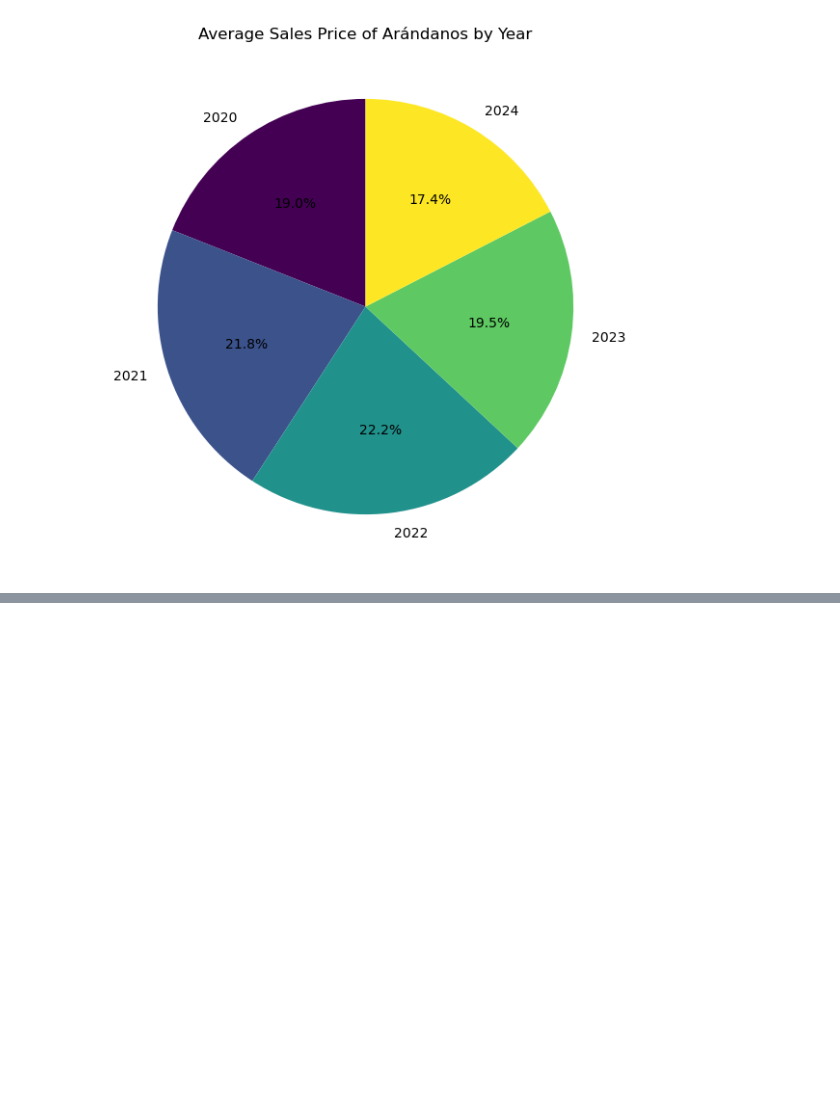
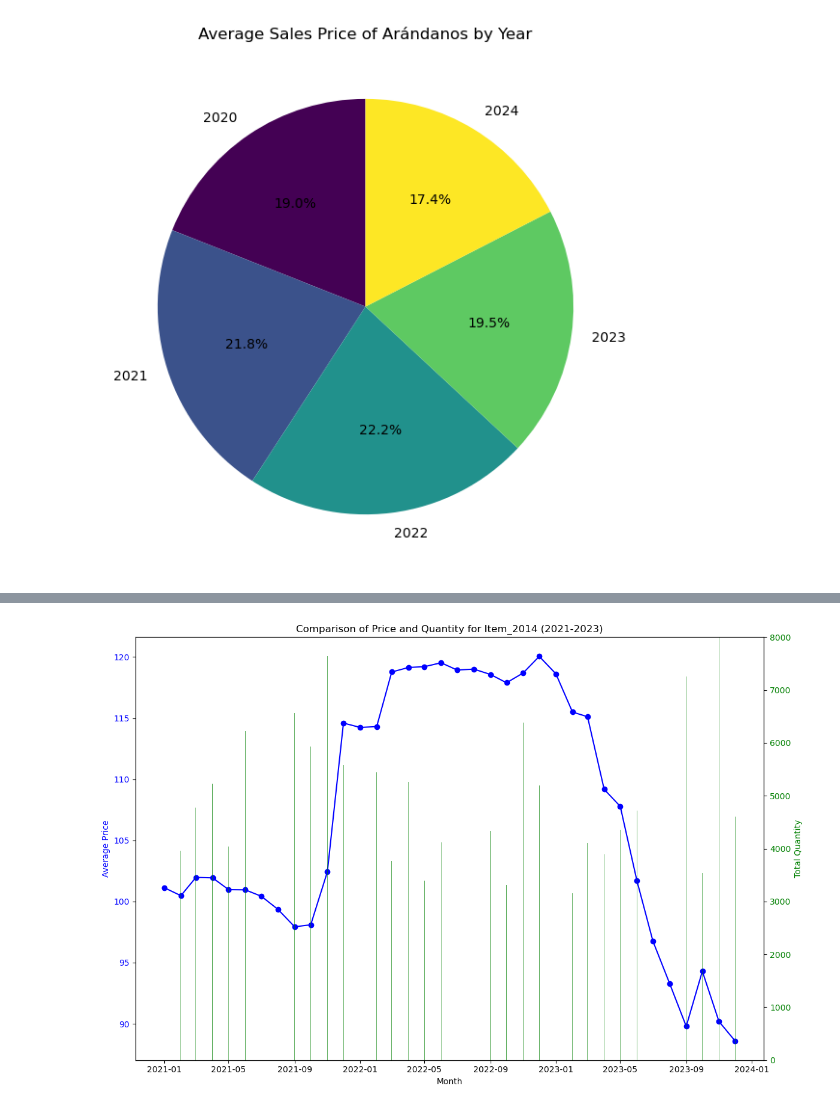
Before and after one commit to patricioaugusto-patinoespana/Proyect1, a Jupyter notebook: proyect1.ipynb, the cells around one changed output, grey strips where cells are left out. Saved outputs shown, nothing was run; the diff lists cells and outputs as text; code cells hidden in the pictures; blank space fills up the shorter version.

```diff
--- a/proyect1.ipynb
+++ b/proyect1.ipynb
@@ -167,0 +191,9 @@ plt.show()
+# %%
+# Crear una columna 'Year-Month' para agrupar por mes y año
+item_2014_data['Year-Month'] = item_2014_data['Year'] + '-' + item_2014_data['Month']
+
+# Agrupar por 'Year-Month' y calcular el precio promedio
+average_price_per_month = item_2014_data.groupby('Year-Month')['Price'].mean()
+
+# Mostrar el resultado
+print(average_price_per_month)
@@ -167,0 +218,40 @@ plt.show()
+# %%
+# Limpiar valores adicionales o inconsistencias
+item_2014_data['Year-Month'] = item_2014_data['Year-Month'].str.replace('.0', '', regex=False)
+
+# Agrupar por 'Year-Month' y calcular el precio promedio y la cantidad total
+grouped_data = item_2014_data.groupby('Year-Month').agg({'Price': 'mean', 'Qtty': 'sum'})
+# %%
+# Convertir el índice a un formato de fecha para la gráfica
+# Manejar posibles inconsistencias en los datos
+grouped_data.index = pd.to_datetime(grouped_data.index, format='%Y-%m', errors='coerce')
+
+# Eliminar filas con fechas inválidas
+grouped_data = grouped_data.dropna()
+
+# Crear la gráfica
+fig, ax1 = plt.subplots(figsize=(12, 8))
+
+# Graficar el precio en el primer eje y
+ax1.plot(grouped_data.index, grouped_data['Price'], marker='o', color='b', label='Average Price')
+ax1.set_xlabel('Month')
+ax1.set_ylabel('Average Price', color='b')
+ax1.tick_params(axis='y', labelcolor='b')
+
+# Crear un segundo eje y para la cantidad
+ax2 = ax1.twinx()
+ax2.bar(grouped_data.index, grouped_data['Qtty'], color='g', alpha=0.6, label='Total Quantity')
+ax2.set_ylabel('Total Quantity', color='g')
+ax2.tick_params(axis='y', labelcolor='g')
+
+# Limitar el eje Y derecho a 8,000
+ax2.set_ylim(0, 8000)
+
+# Títulos y etiquetas
+plt.title('Comparison of Price and Quantity for Item_2014 (2021-2023)')
+fig.tight_layout()
+
+# Mostrar la gráfica
+plt.show()
+# %% [output]
+[figure, added]
```
Also changed, not shown: parts of 5 cells of this notebook.
